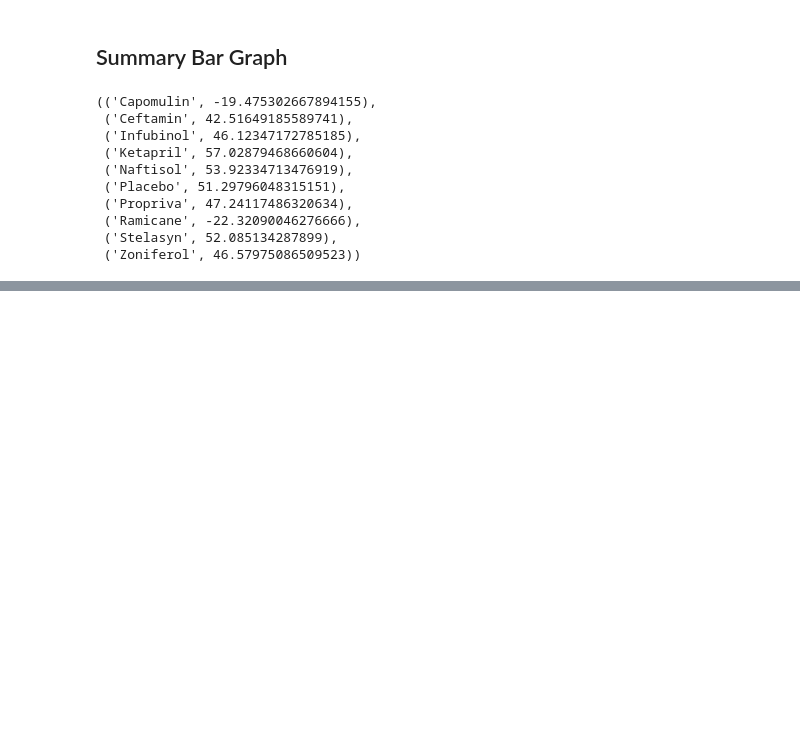
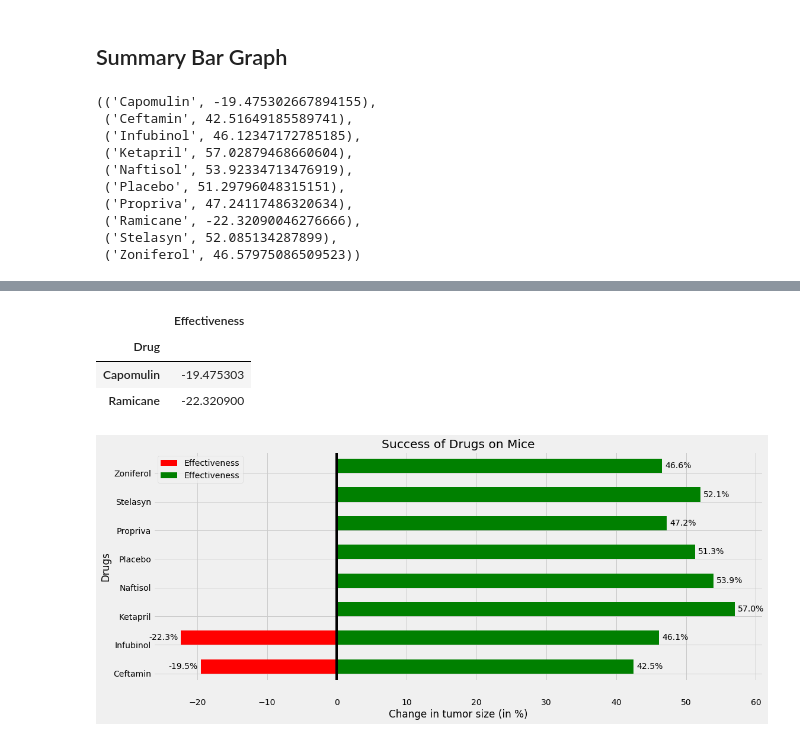
Before and after one commit to SnehaKellogg/matplotlib_pharma, a Jupyter notebook: pymaceuticals.ipynb, the cells around one changed output, grey strips where cells are left out. Cells and saved outputs as stored; diff of their text form; code cells hidden in the pictures; blank space fills up the shorter version.

```diff
--- a/pymaceuticals.ipynb
+++ b/pymaceuticals.ipynb
@@ -370,0 +369,63 @@ plt.savefig('Overall Drug Success')
+# %%
+# effective = tumorpercentT.loc[tumorpercentT['Effectiveness']< 0,'Effectiveness'] = 0
+# #df.loc[~(df['B'] > 0), 'B'] = 0
+effective, ineffective = [x for _, x in tumorpercentT.groupby(tumorpercentT['Effectiveness'] > 0 )]
+
+
+effective
+# %% [output]
+|  | Effectiveness |
+| Drug |  |
+| Capomulin | -19.475303 |
+| Ramicane | -22.320900 |
+# %%
+rects = ax.patches
+
+# For each bar: Place a label
+for rect in rects:
+    # Get X and Y placement of label from rect.
+    x_value = rect.get_width()
+    y_value = rect.get_y() + rect.get_height() / 2
+
+    # Number of points between bar and label. Change to your liking.
+    space = 5
+    # Vertical alignment for positive values
+    ha = 'left'
+
+    # If value of bar is negative: Place label left of bar
+    if x_value < 0:
+        # Invert space to place label to the left
+        space *= -1
+        # Horizontally align label at right
+        ha = 'right'
+
+    # Use X value as label and format number with one decimal place
+    label = "{:.1f}%".format(x_value)
+
+    # Create annotation
+    plt.annotate(
+        label,                      # Use `label` as label
+        (x_value, y_value),         # Place label at end of the bar
+        xytext=(space, 0),          # Horizontally shift label by `space`
+        textcoords="offset points", # Interpret `xytext` as offset in points
+        va='center',                # Vertically center label
+        ha=ha)                      # Horizontally align label differently for
+                                    # positive and negative values.
+
+add_value_labels(ax)
+ax = plt.gca()
+effective.plot(kind='barh', grid = True,title = 'Success of Drugs on Mice', position = 0, ax= ax,
+                        sort_columns=True, color = 'Red', legend = ["ineffective"])
+ineffective.plot(kind='barh', grid = True,title = 'Success of Drugs on Mice', position = 0,ax = ax,
+                        sort_columns=True, color = 'Green', legend = ["effective"])
+
+ax.axvline(0, color='k')
+ax.set_ylabel(ylabel = 'Drugs',labelpad = 4)
+ax.set_xlabel(xlabel = 'Change in tumor size (in %)',labelpad = 4)
+ax.minorticks_off()
+ax.tick_params(axis='x', pad = 30, labelrotation = 0, width = 2)
+ax.legend(loc='upper left')
+plt.tight_layout()
+plt.savefig('Overall Drug Success')
+# %% [output]
+[figure, added]
```
Also changed, not shown: parts of 2 cells of this notebook, 1 other file.
